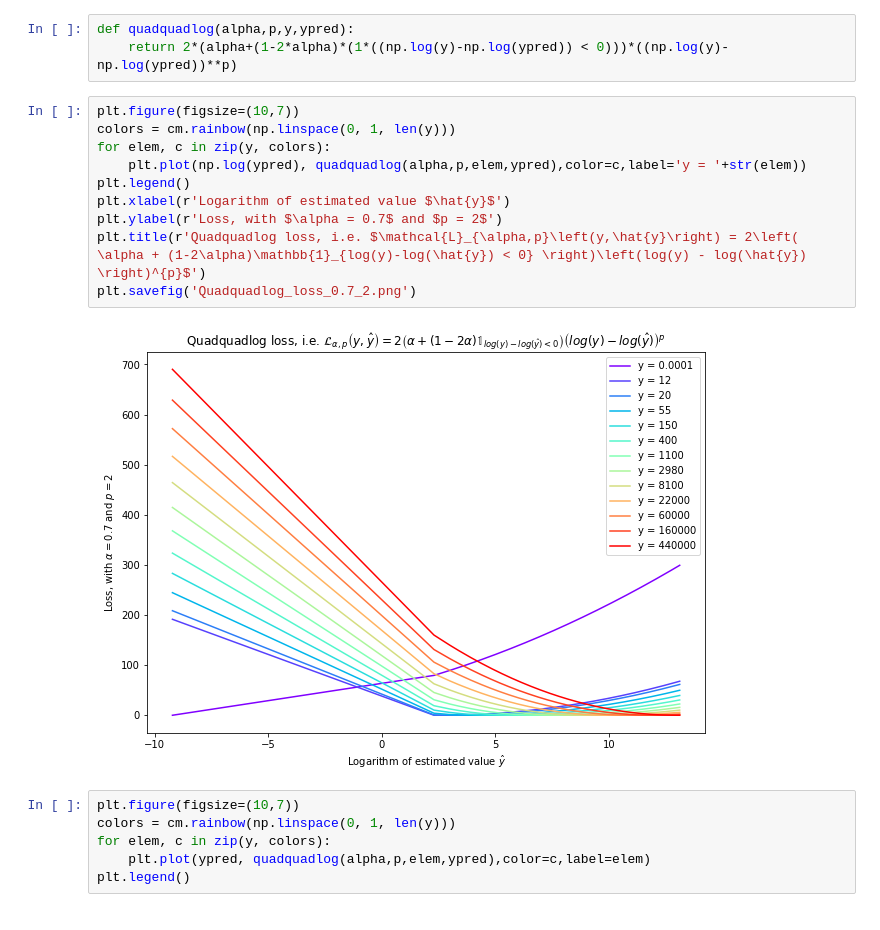
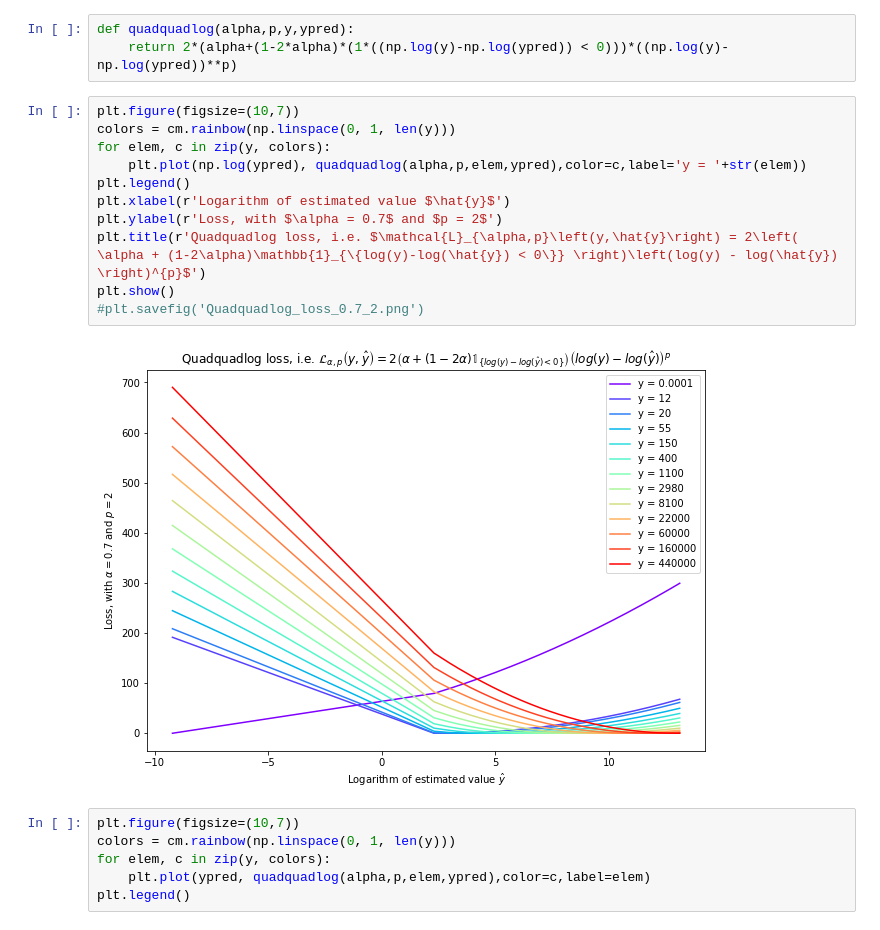
Before and after one commit to fd0r/Wildfire-Area, a Jupyter notebook: WFA_starting_kit.ipynb, the cells around one changed output. Drawn from its saved outputs; the diff is of its cells as text.

```diff
--- a/WFA_starting_kit.ipynb
+++ b/WFA_starting_kit.ipynb
@@ -64,15 +95,16 @@ def quadquadlog(alpha,p,y,ypred):
 # %%
 plt.figure(figsize=(10,7))
 colors = cm.rainbow(np.linspace(0, 1, len(y)))
 for elem, c in zip(y, colors):
     plt.plot(np.log(ypred), quadquadlog(alpha,p,elem,ypred),color=c,label='y = '+str(elem))
 plt.legend()
 plt.xlabel(r'Logarithm of estimated value $\hat{y}$')
 plt.ylabel(r'Loss, with $\alpha = 0.7$ and $p = 2$')
-plt.title(r'Quadquadlog loss, i.e. $\mathcal{L}_{\alpha,p}\left(y,\hat{y}\right) = 2\left( \alpha + (1-2\alpha)\mathbb{1}_{log(y)-log(\hat{y}) < 0} \right)\left(log(y) - log(\hat{y}) \right)^{p}$')
-plt.savefig('Quadquadlog_loss_0.7_2.png')
+plt.title(r'Quadquadlog loss, i.e. $\mathcal{L}_{\alpha,p}\left(y,\hat{y}\right) = 2\left( \alpha + (1-2\alpha)\mathbb{1}_{\{log(y)-log(\hat{y}) < 0\}} \right)\left(log(y) - log(\hat{y}) \right)^{p}$')
+plt.show()
+#plt.savefig('Quadquadlog_loss_0.7_2.png')
 # %% [output]
-[figure, old version]
+[figure, new version]
 # %%
 plt.figure(figsize=(10,7))
 colors = cm.rainbow(np.linspace(0, 1, len(y)))
```
Also changed, not shown: parts of 22 cells of this notebook.
